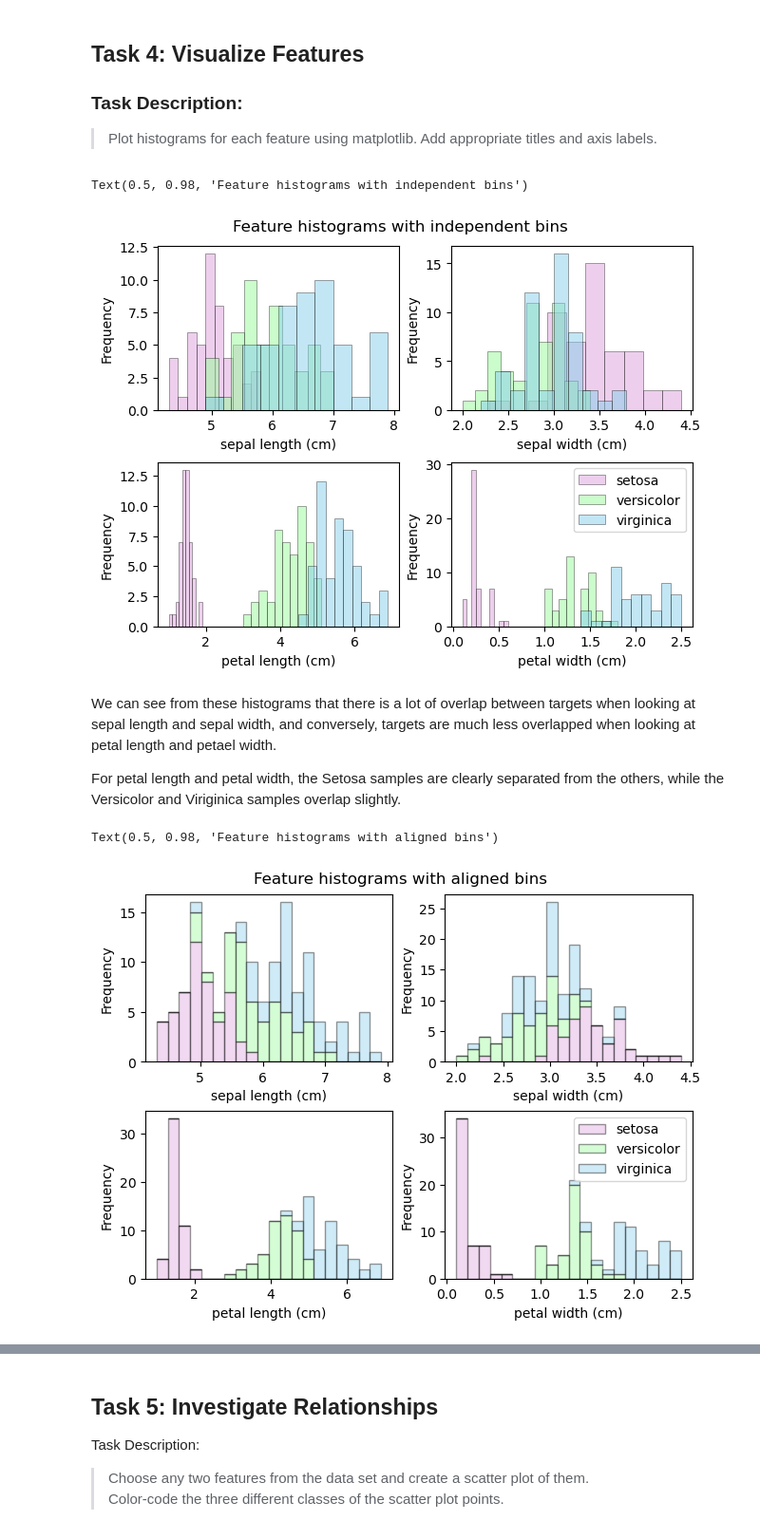
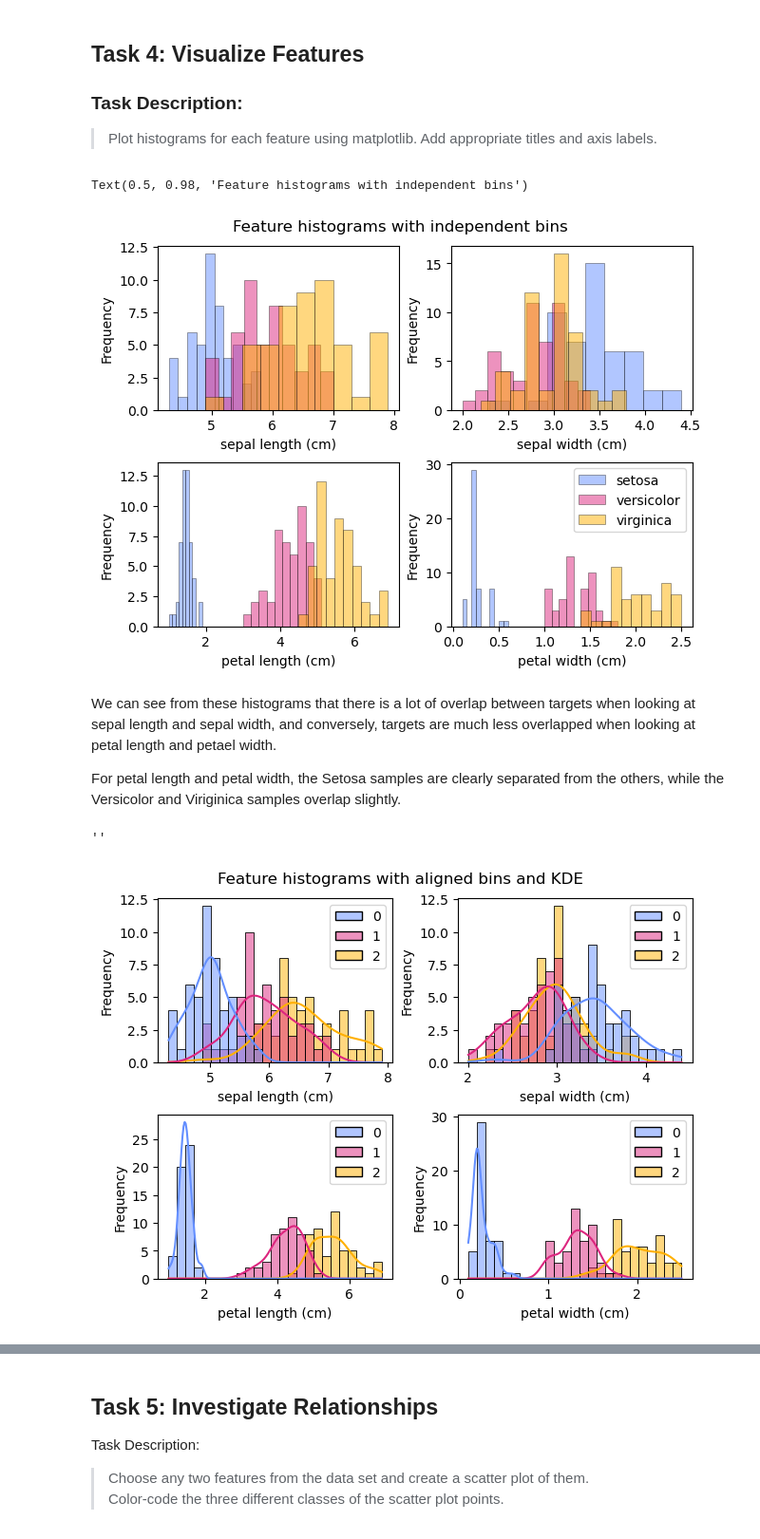
Before and after one commit to SuColl/principles_of_data_analytics, a Jupyter notebook: tasks.ipynb, the cells around one changed output, grey strips where cells are left out. Shown: that part at 95% size. Cells and saved outputs as stored; diff of their text form; code cells hidden in the pictures.

Commit message:
(task04) Add KDE, see legend problem with Seaborn

```diff
--- a/tasks.ipynb
+++ b/tasks.ipynb
@@ -251,9 +252,12 @@ fig, ax = plt.subplots(2, 2, layout = "constrained")
 
 # Make a list of colours so that each species of iris can be displayed
 # in a different colour.
-# Color names from
-# https://htmlcolorcodes.com/color-names/
-target_colours = ["plum", "palegreen", "skyblue"]
+# Colors chosen from the IBM Design Library "color blind safe" color palette,
+# accessed through:
+# https://davidmathlogic.com/colorblind/#%23648FFF-%23DC267F-%23FFB000
+target_colours = ["#648FFF", "#DC267F", "#FFB000"]
+
+#648FFF
 
 # For each feature, by index (i.e. feature will range from 0 to 3)
 for feature in range(0,n_features):
@@ -282,13 +286,13 @@ for feature in range(0,n_features):
     plt.ylabel("Frequency")
 
 # All plots use same colours, so calling legend once, outside the loop
-plt.legend();
+plt.legend()
 
 # Set overall title
 fig.suptitle("Feature histograms with independent bins")
 # %% [output]
 Text(0.5, 0.98, 'Feature histograms with independent bins')
-[figure, old version]
+[figure, new version]
 # %% [markdown]
 We can see from these histograms that there is a lot of overlap between targets when looking at sepal length and sepal width, and conversely, targets are much less overlapped when looking at petal length and petael width.
 
@@ -301,58 +305,49 @@ For petal length and petal width, the Setosa samples are clearly separated from
 # Ref: https://matplotlib.org/stable/users/explain/axes/constrainedlayout_guide.html
 fig, ax = plt.subplots(2, 2, layout = "constrained")
 
-# Make a list of colours so that each species of iris can be displayed
-# in a different colour.
-# Color names from
-# https://htmlcolorcodes.com/color-names/
-target_colours = ["plum", "palegreen", "skyblue"]
-
-
 # For each feature, by index (i.e. feature will range from 0 to 3)
 for feature in range(0,n_features):
 
+    # Create a list of the data to plot, separated by target, for this feature
     data_to_plot = [
         dataset.data[dataset.target==0, feature],
         dataset.data[dataset.target==1, feature],
         dataset.data[dataset.target==2, feature]
     ]
 
     # set which subplot we are working on, counting from 1
     plt.subplot(2,2,feature + 1)
 
     # Get name of feature
     name = dataset.feature_names[feature]
 
-    # Set number of histogram bins to
-    # the square root of the number of observations. (This should always be the
-    # same number for a rectangular array of data.)
-    nbins = 20
+    # set number of bins
+    nbins = 25
 
-    # Plot the histogram
-    plt.hist(
+    # Use Seaborn to plot histograms with overlaid KDE
+    # ref: https://seaborn.pydata.org/generated/seaborn.histplot.html
+    # As data for all targets is called in one plot command, the histogram
+    # bins are the same across all three targets
+    hist = sns.histplot(
         data_to_plot,
         bins = nbins,
-        color = target_colours,
-        histtype='bar',
-        fill = True,
-        stacked=True,
-        linewidth=1,
-        edgecolor= "black",
-        alpha = 0.4,
-        label = dataset.target_names
-    )
+        kde=True,
+        palette = target_colours,
+        edgecolor='black',
+        legend=True
+        )
 
     # Set the x-axis label to the feature name
     plt.xlabel(name)
 
     # Set the y-axis label represent frequency in the dataset
     plt.ylabel("Frequency")
 
-# All plots use same colours, so calling legend once, outside the loop
-plt.legend();
+
 
 # Set overall title
-fig.suptitle("Feature histograms with aligned bins")
+fig.suptitle("Feature histograms with aligned bins and KDE")
+;
 # %% [output]
-Text(0.5, 0.98, 'Feature histograms with aligned bins')
+''
-[figure, old version]
+[figure, new version]
```
Also changed, not shown: parts of 5 cells of this notebook.
